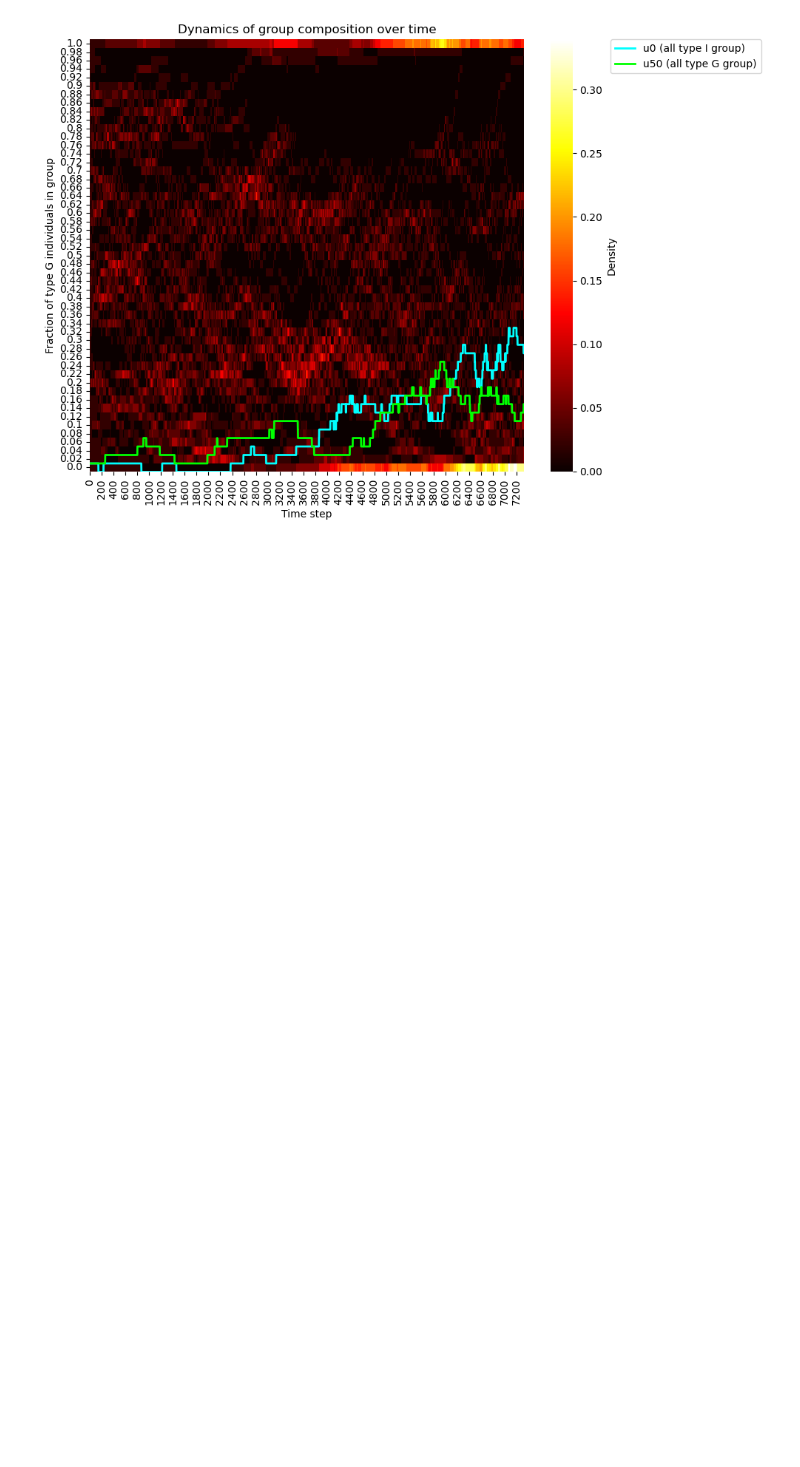
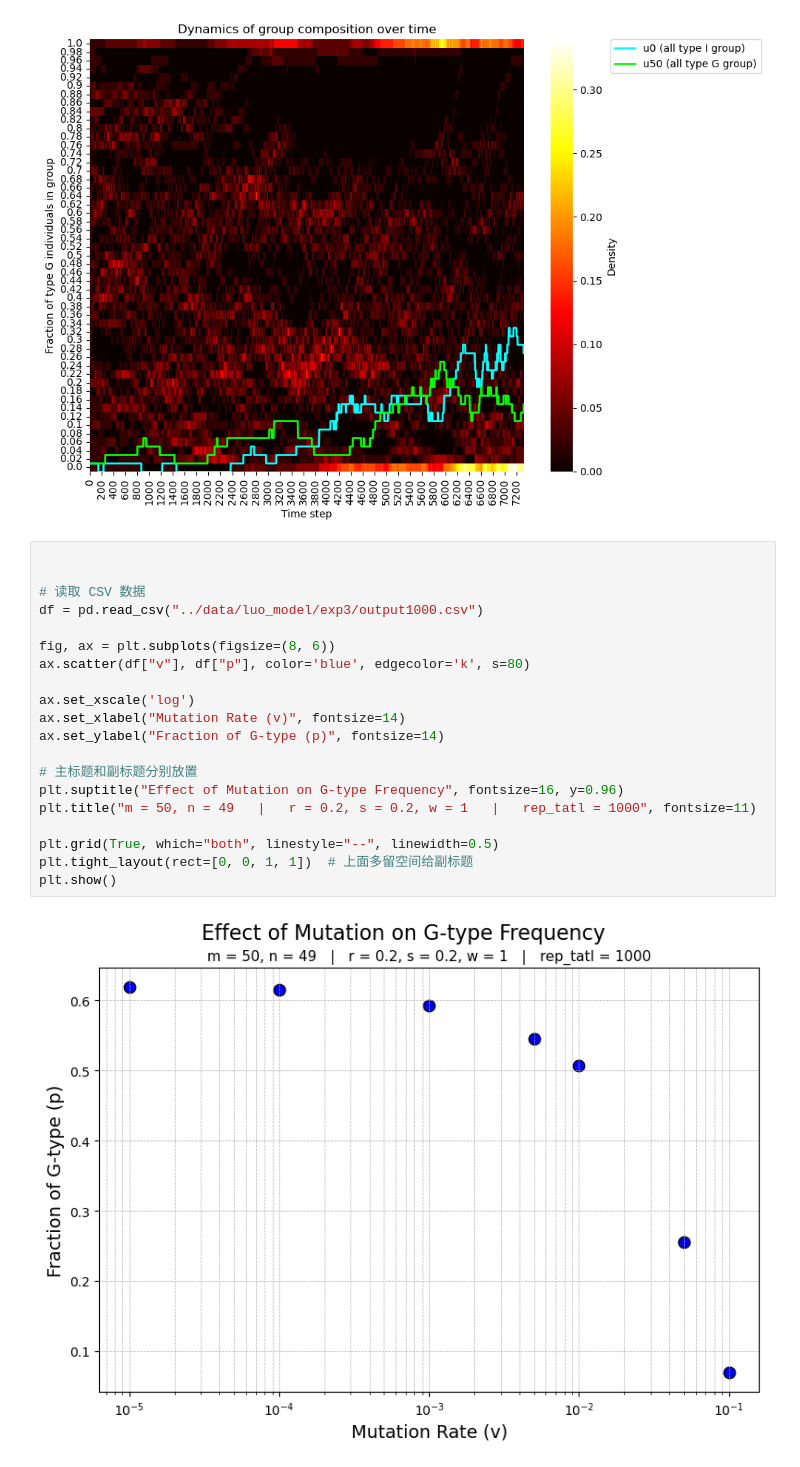
Before and after one commit to YimingGao1/Multilevel-Selection-Simulation, a Jupyter notebook: plots/luo_model.ipynb, the cells around one changed output. Cells and saved outputs as stored; diff of their text form; blank space fills up the shorter version.

```diff
--- a/plots/luo_model.ipynb
+++ b/plots/luo_model.ipynb
@@ -163,3 +163,25 @@ plt.tight_layout()
 plt.show()
 # %% [output]
 [figure]
+# %%
+
+
+# 读取 CSV 数据
+df = pd.read_csv("../data/luo_model/exp3/output1000.csv")
+
+fig, ax = plt.subplots(figsize=(8, 6))
+ax.scatter(df["v"], df["p"], color='blue', edgecolor='k', s=80)
+
+ax.set_xscale('log')
+ax.set_xlabel("Mutation Rate (v)", fontsize=14)
+ax.set_ylabel("Fraction of G-type (p)", fontsize=14)
+
+# 主标题和副标题分别放置
+plt.suptitle("Effect of Mutation on G-type Frequency", fontsize=16, y=0.96)
+plt.title("m = 50, n = 49   |   r = 0.2, s = 0.2, w = 1   |   rep_tatl = 1000", fontsize=11)
+
+plt.grid(True, which="both", linestyle="--", linewidth=0.5)
+plt.tight_layout(rect=[0, 0, 1, 1])  # 上面多留空间给副标题
+plt.show()
+# %% [output]
+[figure, added]
```
Also changed, not shown: 15 other files.
